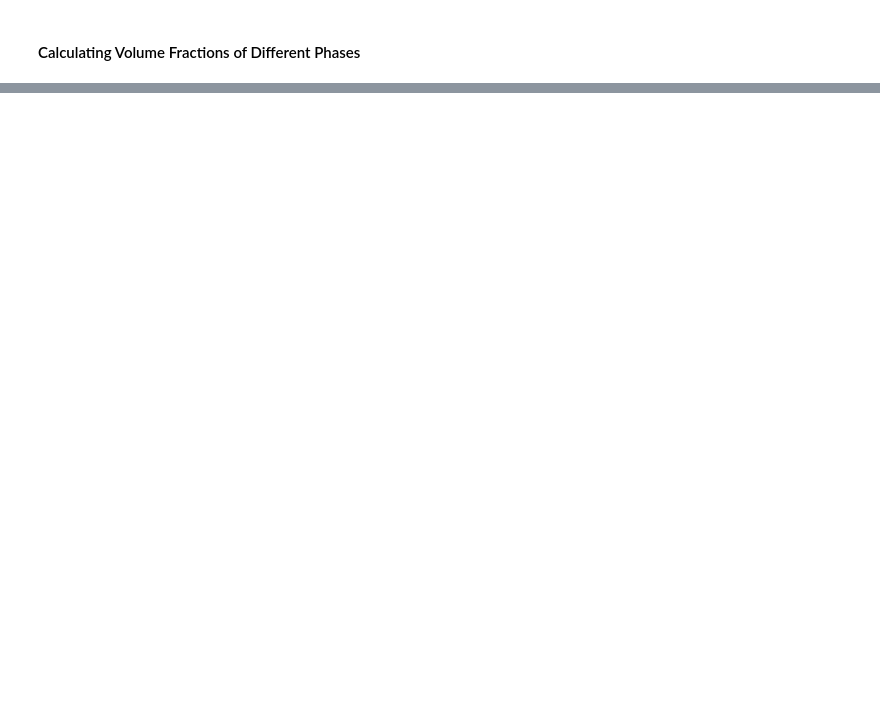
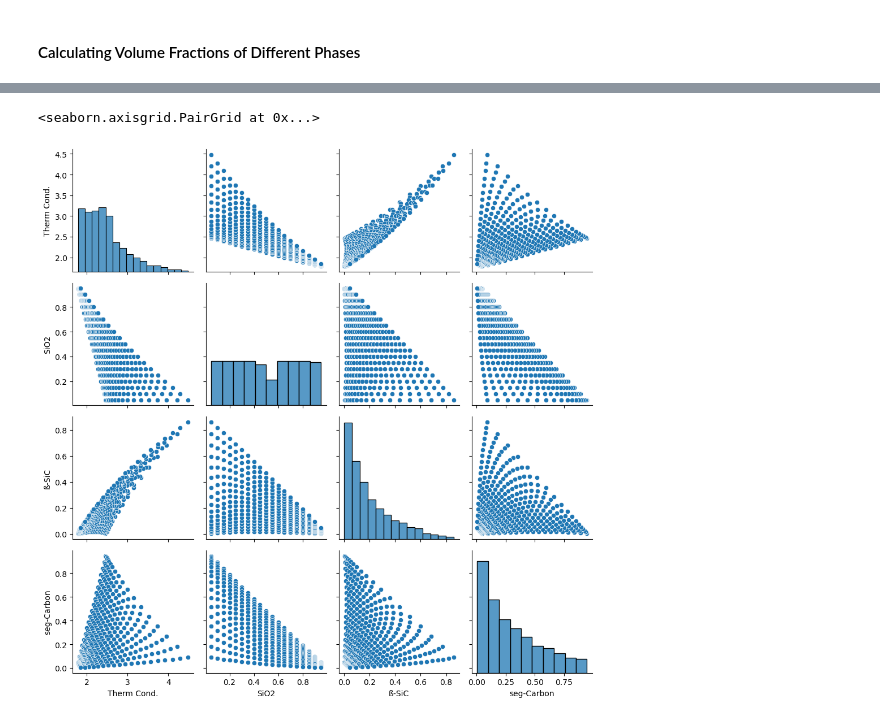
Before and after one commit to Kshiti92/ML4MaterialsScience-course, a Jupyter notebook: notebooks/02_data_exploration.ipynb, the cells around one changed output, grey strips where cells are left out. Saved outputs shown, nothing was run; the diff lists cells and outputs as text; code cells hidden in the pictures; blank space fills up the shorter version.

```diff
--- a/notebooks/02_data_exploration.ipynb
+++ b/notebooks/02_data_exploration.ipynb
@@ -100,0 +103,18 @@ plt.show()  # show sketch and plotted images
+# %%
+VolFrac = []       # Volume Fractions as a list (Filename,0,1,2)
+str_list = [f for f in os.listdir(data_dir) if f.endswith('.npy')] #As we have an .md readme file, it is giving errors, so we adapt the code to include only .npy files in list
+Fin = len(str_list) #total number of files
+i=0
+for File in str_list:
+    #print(File)
+    i += 1
+    n0,n1,n2 = 0,0,0  #reset the voxel count for each file
+    file_path = os.path.join(data_dir, File) #builds the full file path
+    #print(file_path)
+    data = np.load(file_path, allow_pickle=True) #Loading the 3d data array from each file
+    n1 = np.sum(data == 1)     #takes all the spatial coordinates/voxels where the value is 1 i.e. all the silica in the 3D array
+    n2 = np.sum(data == 2)
+    n0 = np.sum(data == 0)
+    TotalVoxels = data.size   #total number of voxels in the 3d array to obtain volume fraction of each element
+    VolFrac.append([File,n0/TotalVoxels,n1/TotalVoxels,n2/TotalVoxels])    #stores the fraction of each material.
+    print("({i}/{Fin}) {File} (".format(i=i,Fin=Fin,File=File) + "SiO2: " +str(n0*100/TotalVoxels)+ "% / ß-SiC: " +str(n1*100/TotalVoxels)+ "% / segregated Carbon: " + str(n2*100/TotalVoxels)+ "%)")
@@ -100,0 +157,7 @@ plt.show()  # show sketch and plotted images
+# %%
+# making a pandas dataframe (structured table) from the VolFrac list
+pd_VolFrac =pd.DataFrame(VolFrac,columns=["File Names","SiO2","ß-SiC","seg-Carbon"])
+pd_VolFrac.head(10) #.head() by default gives the first 5 rows; .head(10) gives first 10 rows on the table
+
+# The main reason to convert to a DataFrame here is that it makes the data much easier to work with going forward
+# Sorting, filtering, plotting, saving to CSV, etc. are all straightforward with Pandas.
@@ -100,0 +178,4 @@ plt.show()  # show sketch and plotted images
+# %%
+file_path = os.path.join(data_dir, "npy_filename_with_thermal_conductivity_group1.csv") #to select the .csv file containing thermal conductivity values for each sample
+df = pd.read_csv(file_path,usecols=[1,2]) #loads only columns with index 1 and 2, skipping the rest
+df.head()
@@ -100,0 +189,5 @@ plt.show()  # show sketch and plotted images
+# %%
+# combining the two dataframes - VolFrac and thermalCond. data
+Merged = pd.merge(df,pd_VolFrac) #merges the two data frames by merging the common column - 'filename' - to get both data frames side to side
+Merged.rename(columns = {'Effective Thermal Cond':'Therm Cond.'}, inplace = True) #rename longer column name "Effective thermal conductivity" to "Therm Cond."
+Merged.head()
@@ -100,0 +211,6 @@ plt.show()  # show sketch and plotted images
+# %%
+import seaborn as sns
+sns.pairplot(Merged)
+# %% [output]
+<seaborn.axisgrid.PairGrid at 0x...>
+[figure, added]
```
Also changed, not shown: parts of 17 cells of this notebook, 2 other files.
